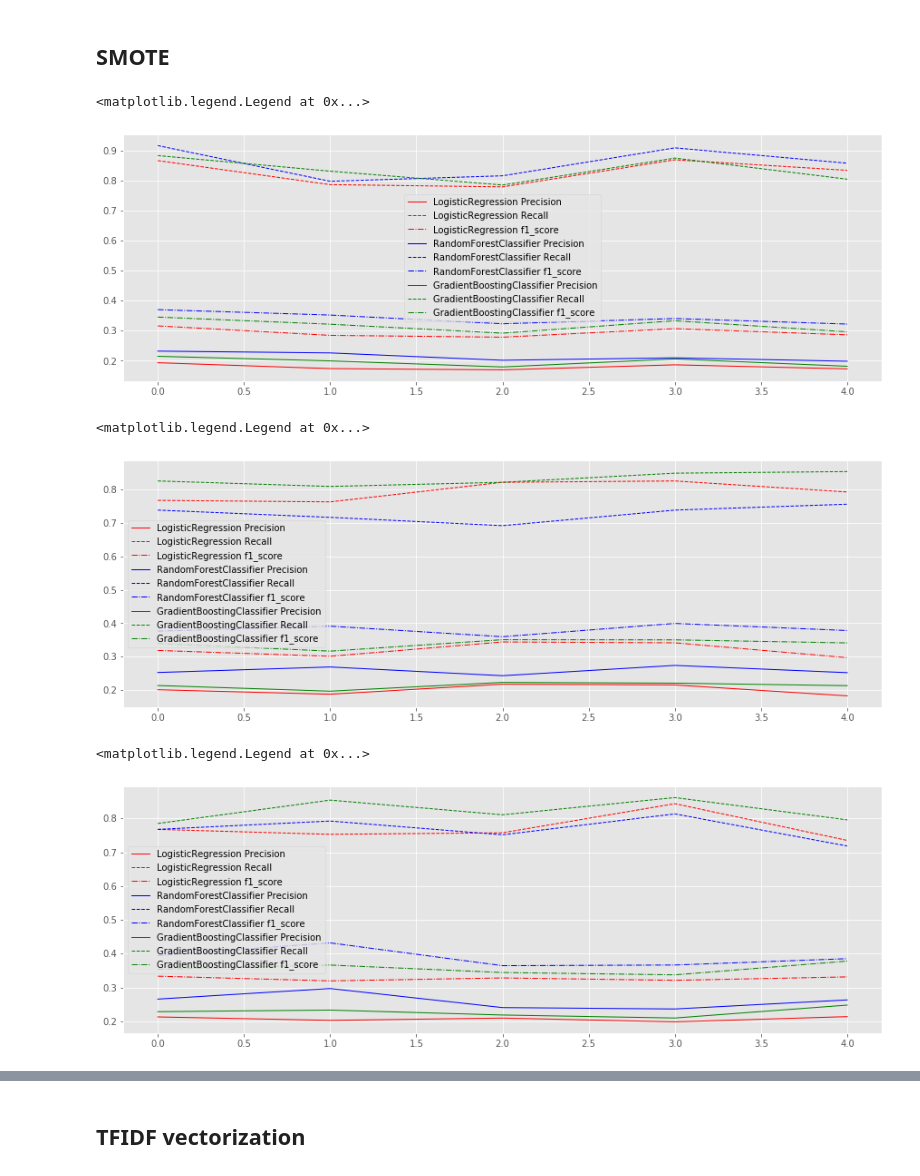
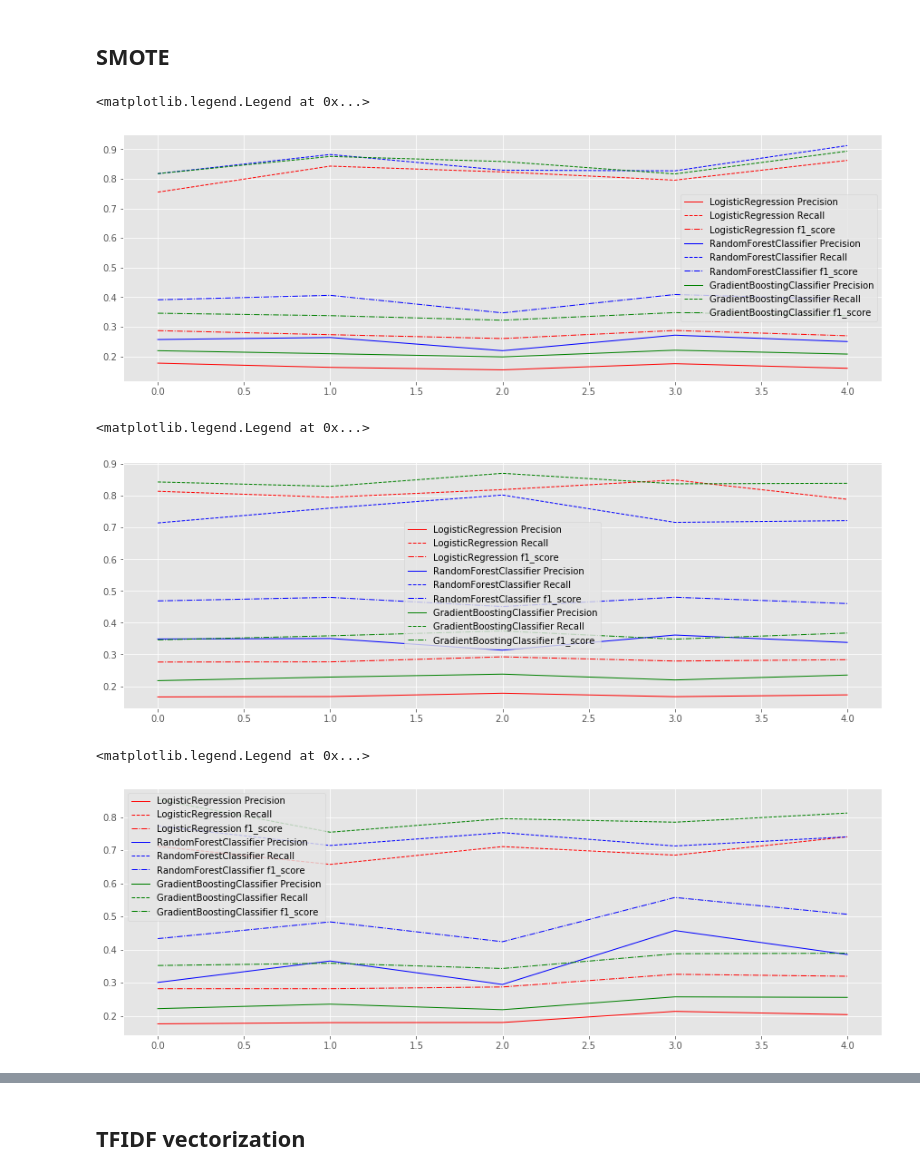
Before and after one commit to shwetasharmaeco/job_fraud_prediction, a Jupyter notebook: job_frauds.ipynb, the cells around one changed output, grey strips where cells are left out. Saved outputs shown, nothing was run; the diff lists cells and outputs as text; code cells hidden in the pictures.

Commit message:
RandomForest completed

```diff
--- a/job_frauds.ipynb
+++ b/job_frauds.ipynb
@@ -232,7 +210,13 @@ text_cat_df = pd.concat([fit_df_dummy, fit_df["text"]], axis = 1)
 X = text_cat_df.drop("fraudulent", axis=1)
 y = text_cat_df["fraudulent"]
 
-X_train, X_test, y_train, y_test = train_test_split(X, y, test_size = .20, random_state=1)
+X_cat, y_cat = fit_df_dummy.drop("fraudulent", axis=1), fit_df_dummy["fraudulent"]
+
+# splitting text and categorical columns
+X_train, X_test, y_train, y_test = train_test_split(X, y, stratify=y , test_size = .20, random_state=1)
+
+#splitting only categorical columns
+X_cat_train, X_cat_test, y_cat_train,y_cat_test = train_test_split(X_cat, y_cat, stratify=y , test_size = .20, random_state=1)
 
 
 ax = sns.countplot(x = y, data = X)
@@ -249,30 +233,30 @@ Name: fraudulent, dtype: int64
 # %%
 fig, ax = plt.subplots(figsize=(15, 5))
 estimators = [LogisticRegression(), RandomForestClassifier(), GradientBoostingClassifier()]
 sampling_methods=["None", "undersampling", "oversampling", "smote"]
-run_model(estimators, X.values, y, names=[m.__class__.__name__ for m in estimators], ax=ax, sampling_method='undersampling' )
+run_model(estimators, X_cat.values, y_cat, names=[m.__class__.__name__ for m in estimators], ax=ax, sampling_method='undersampling' )
 ax.legend()
 # %% [output]
 <matplotlib.legend.Legend at 0x...>
-[figure, old version]
+[figure, new version]
 # %%
 fig, ax = plt.subplots(figsize=(15, 5))
 estimators = [LogisticRegression(max_iter=500), RandomForestClassifier(), GradientBoostingClassifier()]
 sampling_methods=["None", "undersampling", "oversampling", "smote"]
-run_model(estimators, X.values, y, names=[m.__class__.__name__ for m in estimators], ax=ax, sampling_method='oversampling' )
+run_model(estimators,  X_cat.values, y_cat, names=[m.__class__.__name__ for m in estimators], ax=ax, sampling_method='oversampling' )
 ax.legend()
 # %% [output]
 <matplotlib.legend.Legend at 0x...>
-[figure, old version]
+[figure, new version]
 # %%
 fig, ax = plt.subplots(figsize=(15, 5))
 estimators = [LogisticRegression(max_iter=500), RandomForestClassifier(), GradientBoostingClassifier()]
 sampling_methods=["None", "undersampling", "oversampling", "smote"]
-run_model(estimators, X.values, y, names=[m.__class__.__name__ for m in estimators], ax=ax, sampling_method='smote' )
+run_model(estimators,  X_cat.values, y_cat, names=[m.__class__.__name__ for m in estimators], ax=ax, sampling_method='smote' )
 ax.legend()
 # %% [output]
 <matplotlib.legend.Legend at 0x...>
-[figure, old version]
+[figure, new version]
 # %%
 fig, ax = plt.subplots(figsize=(15, 5))
 estimators = [LogisticRegression(max_iter=500), RandomForestClassifier(), GradientBoostingClassifier()]
```
Also changed, not shown: parts of 19 cells of this notebook, 8 other files.
